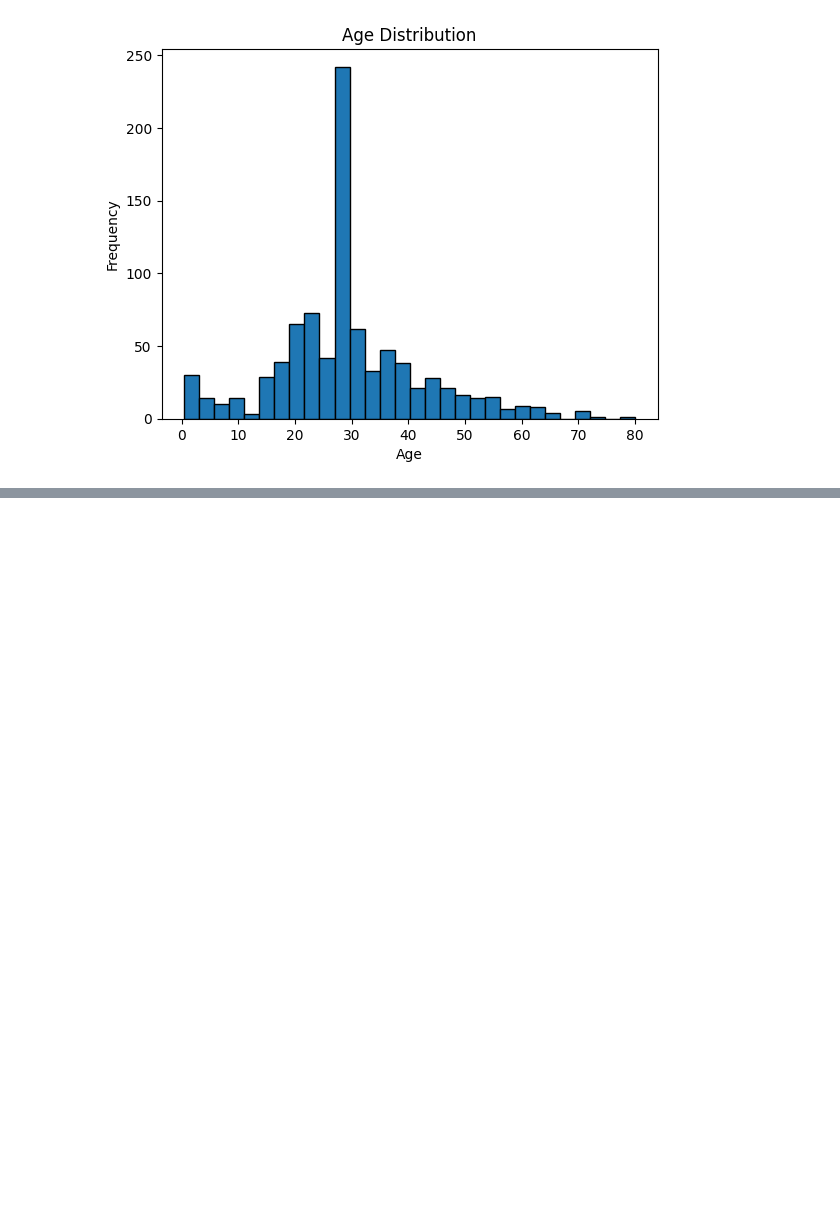
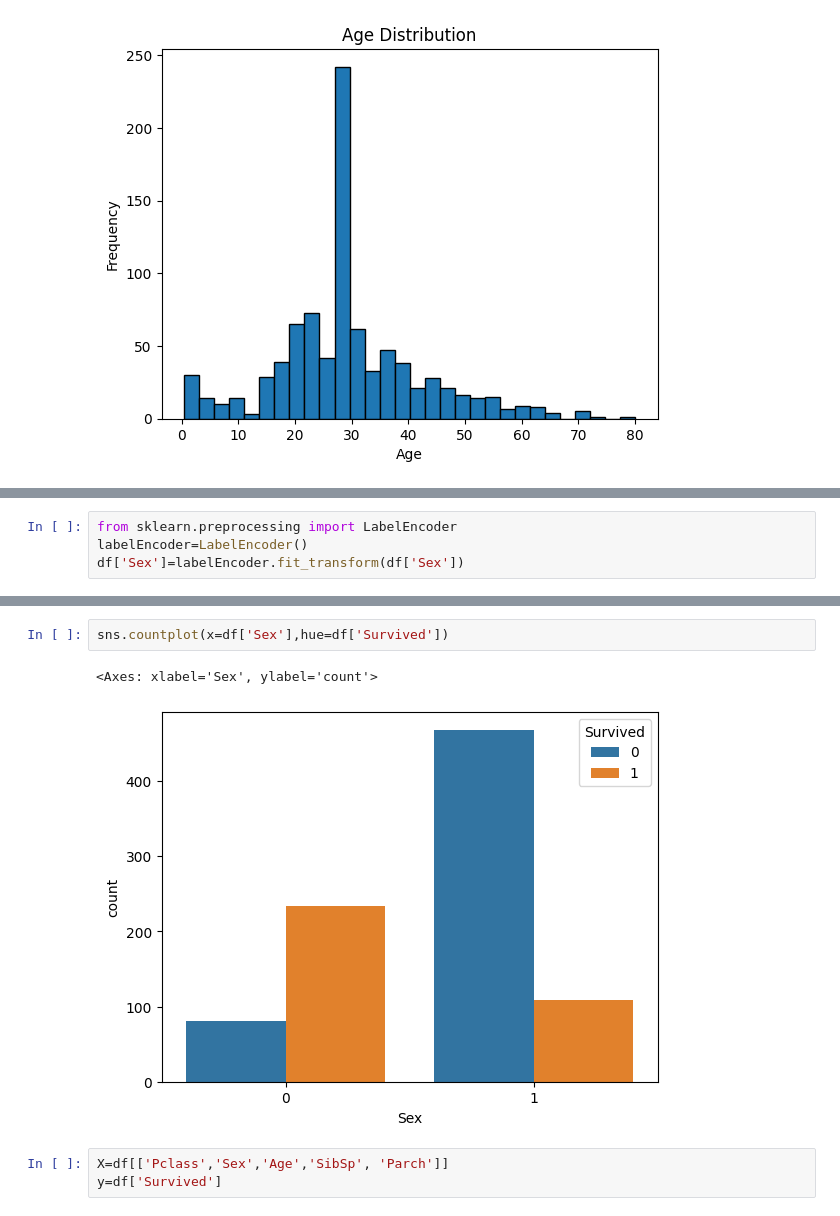
Before and after one commit to GarimaVarshney-06/CodSoft_, a Jupyter notebook: Titanic/titanic.ipynb, the cells around one changed output, grey strips where cells are left out. Drawn from its saved outputs; the diff is of its cells as text; blank space fills up the shorter version.

```diff
--- a/Titanic/titanic.ipynb
+++ b/Titanic/titanic.ipynb
@@ -103,0 +148,4 @@ plt.show()
+# %%
+from sklearn.preprocessing import LabelEncoder
+labelEncoder=LabelEncoder()
+df['Sex']=labelEncoder.fit_transform(df['Sex'])
@@ -103,0 +156,8 @@ plt.show()
+# %%
+sns.countplot(x=df['Sex'],hue=df['Survived'])
+# %% [output]
+<Axes: xlabel='Sex', ylabel='count'>
+[figure, added]
+# %%
+X=df[['Pclass','Sex','Age','SibSp', 'Parch']]
+y=df['Survived']
```
Also changed, not shown: parts of 15 cells of this notebook.
